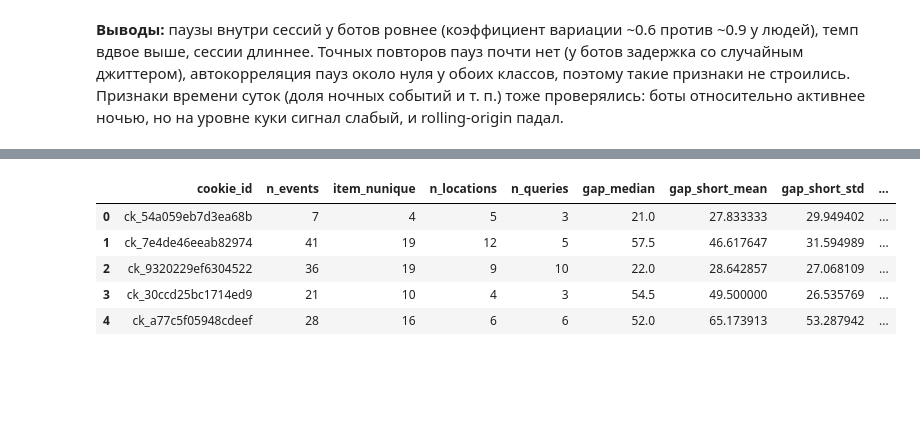
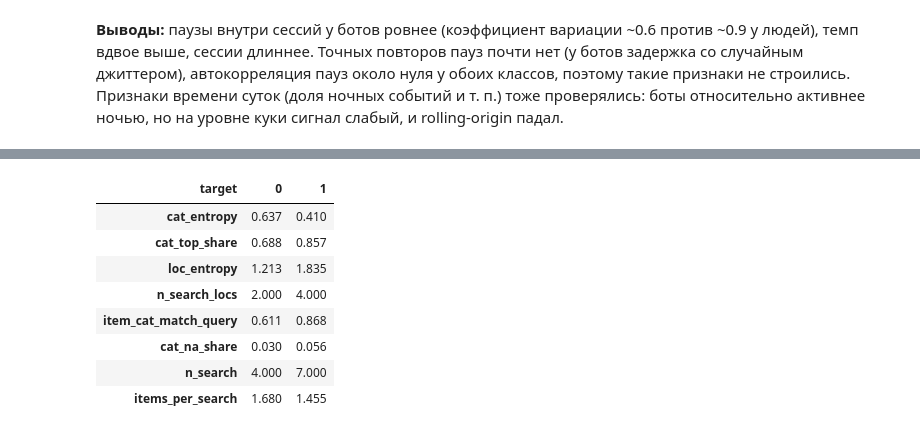
Before and after one commit to xloned/avito-bot-detection-challenge, a Jupyter notebook: solution.ipynb, the cells around one changed output, grey strips where cells are left out. Drawn from its saved outputs; the diff is of its cells as text; code cells hidden in the pictures; blank space fills up the shorter version.

```diff
--- a/solution.ipynb
+++ b/solution.ipynb
@@ -533,33 +535,64 @@ rhythm.groupby('target').median().round(3).T
 # %%
-def build_features(ev, meta):
-    """Одна строка признаков на каждую куку meta (в том же порядке); пропуски -> -1."""
-    parts = [f_base(ev, meta), f_pointer(ev), f_rhythm(ev)]
-    f = pd.concat(parts, axis=1)
-    # -1 вместо 0: «данных нет» (например, пауза у куки с одним событием) не должно выглядеть как «пауза 0 секунд»
-    return meta[['cookie_id']].join(f, on='cookie_id').fillna(-1)
+BIG4 = ['moskva', 'sankt-peterburg', 'novosibirsk', 'ekaterinburg']
+CONTACTS = ['contact_phone_show', 'contact_chat_open', 'contact_message_sent']
 
 
-X = build_features(ev_all, meta)
-X_tr = X.iloc[:len(train)].reset_index(drop=True)
-X_te = X.iloc[len(train):].reset_index(drop=True)
-assert (X_tr.cookie_id.values == train.cookie_id.values).all() and (X_te.cookie_id.values == test.cookie_id.values).all()
-y_tr = train.target.values
+def entropy_top(ev, col):
+    """Энтропия распределения значений col внутри куки и доля самого частого значения."""
+    cnt = ev[['cookie_id', col]].dropna().groupby(['cookie_id', col]).size()
+    p = cnt / cnt.groupby(level=0).transform('sum')
+    return -(p * np.log(p)).groupby(level=0).sum(), p.groupby(level=0).max()
 
-EVENT_SHARES = [c for c in X.columns if c.removeprefix('share_') in set(events.event_name)]
-FEATURE_GROUPS = {
-    'baseline': ['n_events', 'item_nunique'],
-    'rhythm_search': ['gap_median', 'max_page', 'n_locations', 'n_queries'],
-    'event_shares': EVENT_SHARES,
-    'cookie_age': ['cookie_age_h'],
-    'sessions': ['gap_short_mean', 'gap_short_std', 'share_fast', 'n_sessions'],
-    'pointer_draft': ['share_no_pointer', 'n_unique_pointer_x'],
-    'pointer': ['n_ptr', 'share_no_pointer', 'ptr_spread', 'ptr_xstd_n', 'ptr_ystd_n', 'ptr_spread_z',
-                'ptr_std_px', 'ptr_aniso', 'ptr_kurt', 'ptr_clip_share', 'ptr_clip_n'],
-    'rhythm': ['gin_cv', 'sess_rate'],
-    'rhythm_sess_len': ['sess_n_mean'],
-}
-assert set(c for cols in FEATURE_GROUPS.values() for c in cols) == set(X.columns) - {'cookie_id'}
 
-print(X.shape[1] - 1, 'признаков')
-X_tr.head()
+def share_where(mask, valid, by):
+    """Доля mask среди строк, где valid, по куке."""
+    return mask.astype(float).where(valid).groupby(by).mean()
+
+
+def f_content(ev):
+    ck, st = ev.cookie_id, ev.seller_type
+    g = ev.groupby('cookie_id')
+    f = pd.DataFrame(index=pd.Index(ck.unique(), name='cookie_id'))
+    f['n_categories'] = g.item_category.nunique()
+    f['cat_entropy'], f['cat_top_share'] = entropy_top(ev, 'item_category')
+    f['loc_entropy'], f['loc_top_share'] = entropy_top(ev, 'item_location')
+    f['big4_share'] = share_where(ev.item_location.isin(BIG4), ev.item_location.notna(), ck)
+    is_contact = ev.event_name.isin(CONTACTS)
+    f['pro_share'] = share_where(st == 'pro', st.notna(), ck)
+    f['pro_share_contact'] = share_where(st == 'pro', st.notna() & is_contact, ck)
+    f['n_pro_contacts'] = ((st == 'pro') & is_contact).groupby(ck).sum()
+    # доли незаполненных атрибутов объявления
+    f['seller_na_share'] = share_where(st.isna(), ev.item_id.notna(), ck)
+    f['cat_na_share'] = share_where(ev.item_category.isna(), ev.event_name != 'login', ck)
+    f['loc_na_share'] = share_where(ev.item_location.isna(), ev.event_name != 'login', ck)
+
+    s = ev[ev.event_name == 'search_results_view']
+    items = ev[ev.item_id.notna()]
+    # доминирующая категория поисковых выдач куки и доля товаров из неё
+    top = (s.dropna(subset=['item_category']).groupby(['cookie_id', 'item_category']).size().rename('n').reset_index()
+           .sort_values(['cookie_id', 'n', 'item_category'], ascending=[True, False, True])
+           .drop_duplicates('cookie_id').set_index('cookie_id').item_category)
+    m = items.cookie_id.map(top)
+    f['item_cat_match_query'] = share_where(items.item_category == m, m.notna() & items.item_category.notna(), items.cookie_id)
+    # какая доля категорий / городов открытых товаров встречалась в поисковой выдаче этой же куки
+    for col, name in [('item_category', 'item_cat_in_queries'), ('item_location', 'item_loc_in_search')]:
+        seen = s[['cookie_id', col]].dropna().drop_duplicates().assign(in_search=1.0)
+        it = items[['cookie_id', col]].dropna().drop_duplicates().merge(seen, how='left', on=['cookie_id', col])
+        f[name] = it.in_search.fillna(0).groupby(it.cookie_id).mean()
+    f['n_search_locs'] = s.groupby('cookie_id').item_location.nunique()
+    f['n_query_loc'] = s.dropna(subset=['search_query', 'item_location']).drop_duplicates(
+        ['cookie_id', 'search_query', 'item_location']).groupby('cookie_id').size()
+    qlp = s.assign(loc=s.item_location.fillna('')).drop_duplicates(['cookie_id', 'search_query', 'loc', 'search_page'])
+    f['n_query_loc_page'] = qlp.groupby('cookie_id').size()
+    f['n_search'] = s.groupby('cookie_id').size()
+    f['query_repeat'] = f.n_search / f.n_query_loc_page                   # повторные просмотры одной и той же выдачи
+    f['items_per_loc'] = g.item_id.nunique() / g.item_location.nunique().replace(0, np.nan)
+    f['item_repeat'] = items.groupby('cookie_id').size() / items.groupby('cookie_id').item_id.nunique()
+    f['items_per_search'] = items.groupby('cookie_id').item_id.nunique() / f.n_search
+    return f
+
+
+content = f_content(ev_tr).join(train.set_index('cookie_id').target)
+content.groupby('target')[['cat_entropy', 'cat_top_share', 'loc_entropy', 'n_search_locs', 'item_cat_match_query',
+                           'cat_na_share', 'n_search', 'items_per_search']].median().round(3).T
 # %% [output]
@@ -567,6 +599,9 @@ X_tr.head()
-|  | cookie_id | n_events | item_nunique | n_locations | n_queries | gap_median | gap_short_mean | gap_short_std | ... |
-| 0 | ck_54a059eb7d3ea68b | 7 | 4 | 5 | 3 | 21.0 | 27.833333 | 29.949402 | ... |
-| 1 | ck_7e4de46eeab82974 | 41 | 19 | 12 | 5 | 57.5 | 46.617647 | 31.594989 | ... |
-| 2 | ck_9320229ef6304522 | 36 | 19 | 9 | 10 | 22.0 | 28.642857 | 27.068109 | ... |
-| 3 | ck_30ccd25bc1714ed9 | 21 | 10 | 4 | 3 | 54.5 | 49.500000 | 26.535769 | ... |
-| 4 | ck_a77c5f05948cdeef | 28 | 16 | 6 | 6 | 52.0 | 65.173913 | 53.287942 | ... |
+| target | 0 | 1 |
+| cat_entropy | 0.637 | 0.410 |
+| cat_top_share | 0.688 | 0.857 |
+| loc_entropy | 1.213 | 1.835 |
+| n_search_locs | 2.000 | 4.000 |
+| item_cat_match_query | 0.611 | 0.868 |
+| cat_na_share | 0.030 | 0.056 |
+| n_search | 4.000 | 7.000 |
+| items_per_search | 1.680 | 1.455 |
```
Also changed, not shown: parts of 18 cells of this notebook, 1 other file.
